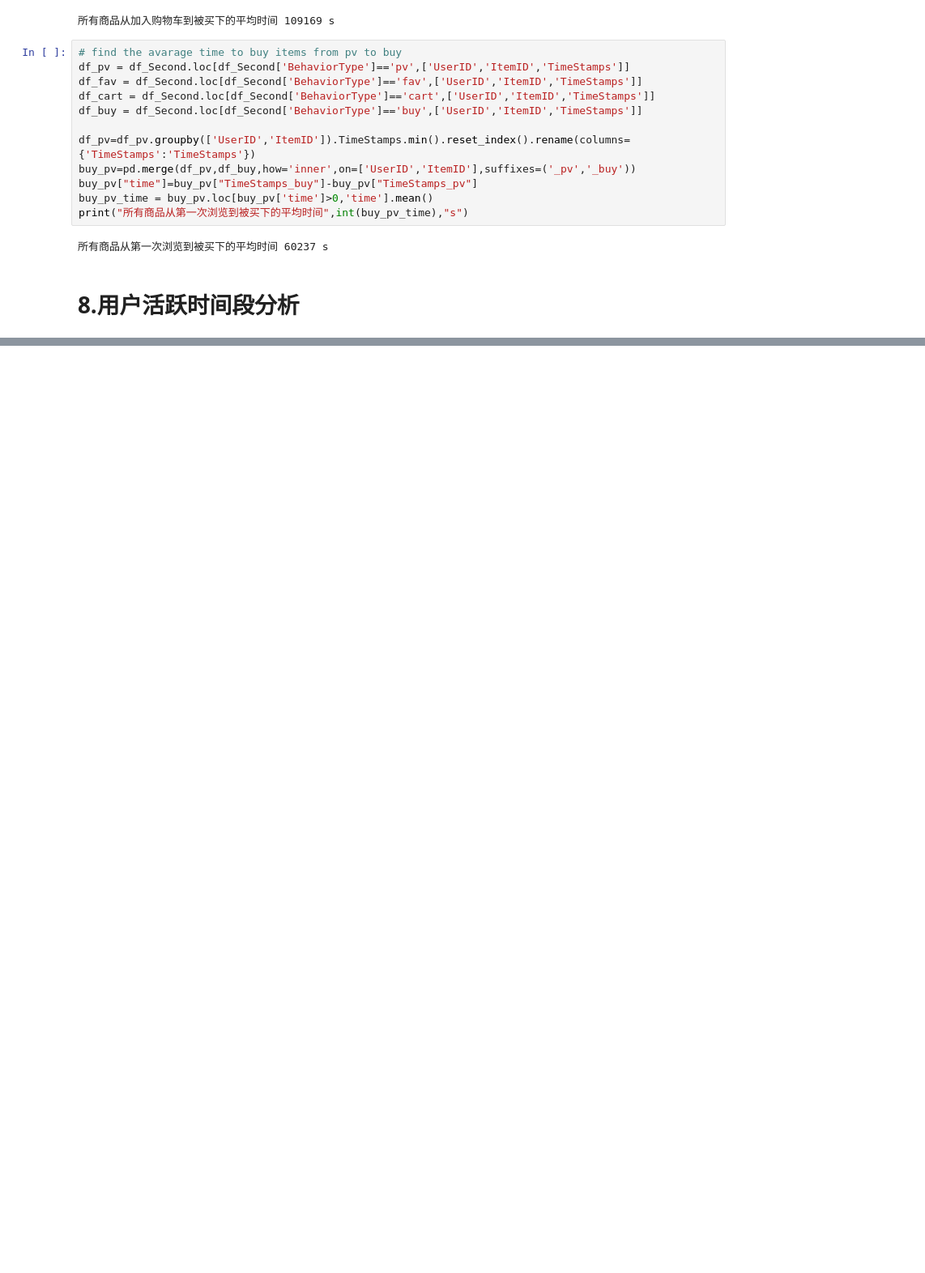
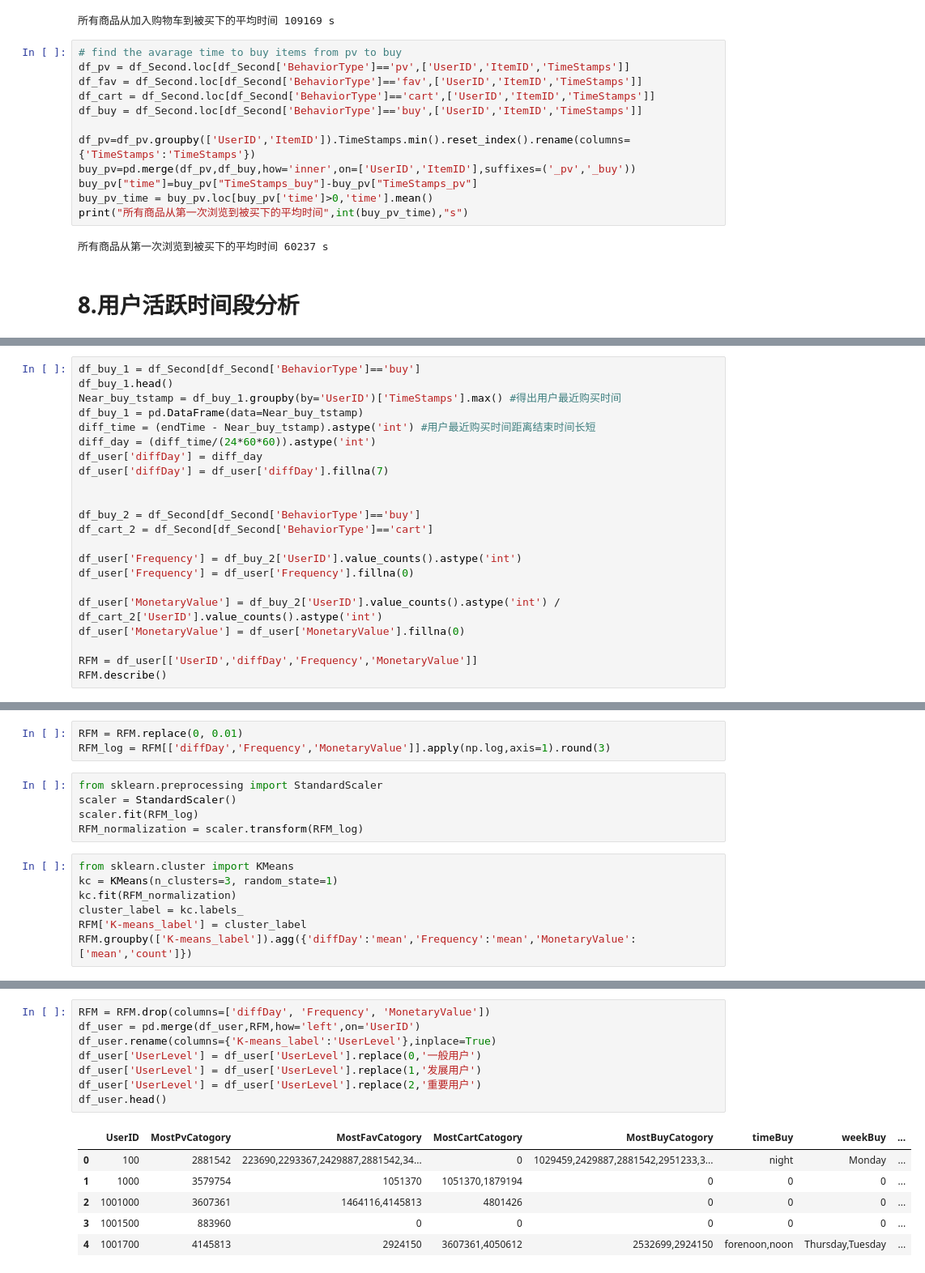
Before and after one commit to Yhcrown/CS306-Data-minning-project, a Jupyter notebook: src/project.ipynb, the cells around one changed output, grey strips where cells are left out. Shown at 81% size. Saved outputs shown, nothing was run; the diff lists cells and outputs as text; blank space fills up the shorter version.

Commit message:
update project.ipynb, add a K-mean for RFM

```diff
--- a/src/project.ipynb
+++ b/src/project.ipynb
@@ -346,0 +296,22 @@ df_user.head()
+# %%
+df_buy_1 = df_Second[df_Second['BehaviorType']=='buy']
+df_buy_1.head()
+Near_buy_tstamp = df_buy_1.groupby(by='UserID')['TimeStamps'].max() #得出用户最近购买时间
+df_buy_1 = pd.DataFrame(data=Near_buy_tstamp)
+diff_time = (endTime - Near_buy_tstamp).astype('int') #用户最近购买时间距离结束时间长短
+diff_day = (diff_time/(24*60*60)).astype('int')
+df_user['diffDay'] = diff_day
+df_user['diffDay'] = df_user['diffDay'].fillna(7)
+
+
+df_buy_2 = df_Second[df_Second['BehaviorType']=='buy']
+df_cart_2 = df_Second[df_Second['BehaviorType']=='cart']
+
+df_user['Frequency'] = df_buy_2['UserID'].value_counts().astype('int')
+df_user['Frequency'] = df_user['Frequency'].fillna(0)
+
+df_user['MonetaryValue'] = df_buy_2['UserID'].value_counts().astype('int') / df_cart_2['UserID'].value_counts().astype('int')
+df_user['MonetaryValue'] = df_user['MonetaryValue'].fillna(0)
+
+RFM = df_user[['UserID','diffDay','Frequency','MonetaryValue']]
+RFM.describe()
@@ -346,0 +330,15 @@ df_user.head()
+# %%
+RFM = RFM.replace(0, 0.01)
+RFM_log = RFM[['diffDay','Frequency','MonetaryValue']].apply(np.log,axis=1).round(3)
+# %%
+from sklearn.preprocessing import StandardScaler
+scaler = StandardScaler()
+scaler.fit(RFM_log)
+RFM_normalization = scaler.transform(RFM_log)
+# %%
+from sklearn.cluster import KMeans
+kc = KMeans(n_clusters=3, random_state=1)
+kc.fit(RFM_normalization)
+cluster_label = kc.labels_
+RFM['K-means_label'] = cluster_label
+RFM.groupby(['K-means_label']).agg({'diffDay':'mean','Frequency':'mean','MonetaryValue':['mean','count']})
@@ -346,0 +352,15 @@ df_user.head()
+# %%
+RFM = RFM.drop(columns=['diffDay', 'Frequency', 'MonetaryValue'])
+df_user = pd.merge(df_user,RFM,how='left',on='UserID')
+df_user.rename(columns={'K-means_label':'UserLevel'},inplace=True)
+df_user['UserLevel'] = df_user['UserLevel'].replace(0,'一般用户')
+df_user['UserLevel'] = df_user['UserLevel'].replace(1,'发展用户')
+df_user['UserLevel'] = df_user['UserLevel'].replace(2,'重要用户')
+df_user.head()
+# %% [output]
+|  | UserID | MostPvCatogory | MostFavCatogory | MostCartCatogory | MostBuyCatogory | timeBuy | weekBuy | ... |
+| 0 | 100 | 2881542 | 223690,2293367,2429887,2881542,34... | 0 | 1029459,2429887,2881542,2951233,3... | night | Monday | ... |
+| 1 | 1000 | 3579754 | 1051370 | 1051370,1879194 | 0 | 0 | 0 | ... |
+| 2 | 1001000 | 3607361 | 1464116,4145813 | 4801426 | 0 | 0 | 0 | ... |
+| 3 | 1001500 | 883960 | 0 | 0 | 0 | 0 | 0 | ... |
+| 4 | 1001700 | 4145813 | 2924150 | 3607361,4050612 | 2532699,2924150 | forenoon,noon | Thursday,Tuesday | ... |
```
Also changed, not shown: parts of 13 cells of this notebook.
